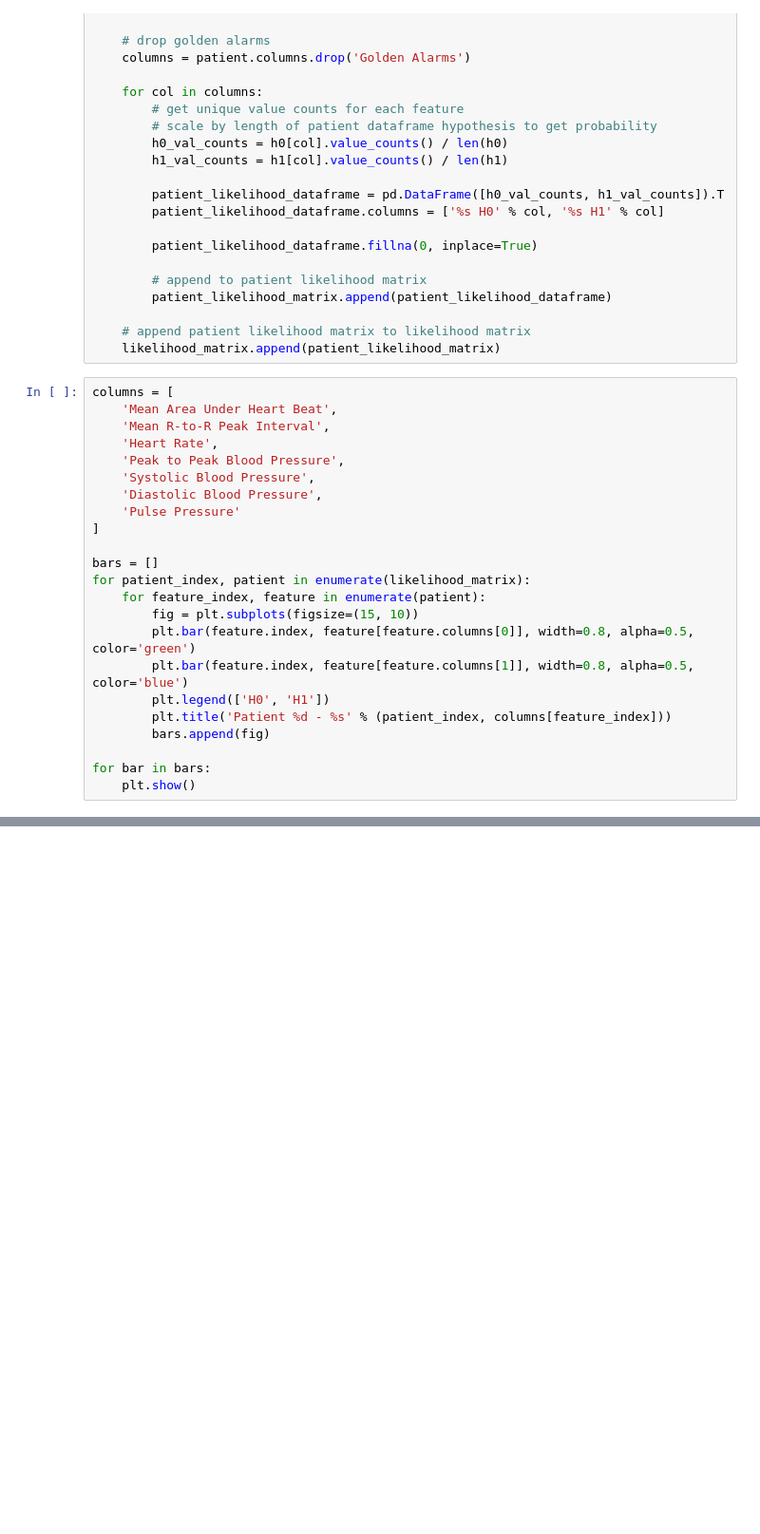
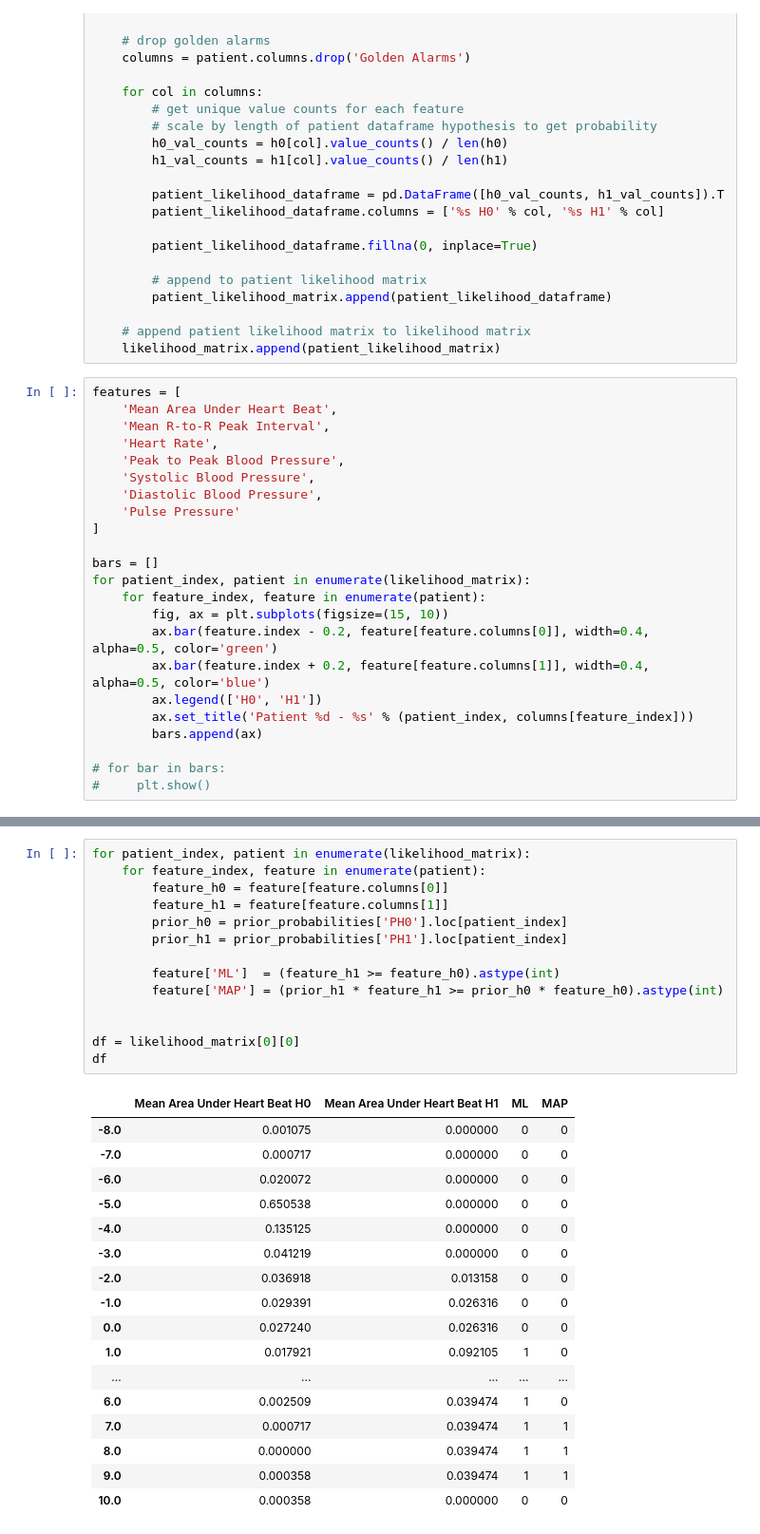
Before and after one commit to rahulsurti97/hospital_research, a Jupyter notebook: final_project.ipynb, the cells around one changed output, grey strips where cells are left out. Shown at 95% size. Cells and saved outputs as stored; diff of their text form; blank space fills up the shorter version.

```diff
--- a/final_project.ipynb
+++ b/final_project.ipynb
@@ -104,7 +114,7 @@ for patient in train_data:
     # append patient likelihood matrix to likelihood matrix
     likelihood_matrix.append(patient_likelihood_matrix)
 # %%
-columns = [
+features = [
     'Mean Area Under Heart Beat',
     'Mean R-to-R Peak Interval',
     'Heart Rate',
@@ -117,12 +127,12 @@ columns = [
 bars = []
 for patient_index, patient in enumerate(likelihood_matrix):
     for feature_index, feature in enumerate(patient):
-        fig = plt.subplots(figsize=(15, 10))
-        plt.bar(feature.index, feature[feature.columns[0]], width=0.8, alpha=0.5, color='green')
-        plt.bar(feature.index, feature[feature.columns[1]], width=0.8, alpha=0.5, color='blue')
-        plt.legend(['H0', 'H1'])
-        plt.title('Patient %d - %s' % (patient_index, columns[feature_index]))
-        bars.append(fig)
+        fig, ax = plt.subplots(figsize=(15, 10))
+        ax.bar(feature.index - 0.2, feature[feature.columns[0]], width=0.4, alpha=0.5, color='green')
+        ax.bar(feature.index + 0.2, feature[feature.columns[1]], width=0.4, alpha=0.5, color='blue')
+        ax.legend(['H0', 'H1'])
+        ax.set_title('Patient %d - %s' % (patient_index, columns[feature_index]))
+        bars.append(ax)
 
-for bar in bars:
-    plt.show()
+# for bar in bars:
+#     plt.show()
@@ -142,0 +139,32 @@ for bar in bars:
+# %%
+for patient_index, patient in enumerate(likelihood_matrix):
+    for feature_index, feature in enumerate(patient):
+        feature_h0 = feature[feature.columns[0]]
+        feature_h1 = feature[feature.columns[1]]
+        prior_h0 = prior_probabilities['PH0'].loc[patient_index]
+        prior_h1 = prior_probabilities['PH1'].loc[patient_index]
+
+        feature['ML']  = (feature_h1 >= feature_h0).astype(int)
+        feature['MAP'] = (prior_h1 * feature_h1 >= prior_h0 * feature_h0).astype(int)
+
+
+df = likelihood_matrix[0][0]
+df
+# %% [output]
+|  | Mean Area Under Heart Beat H0 | Mean Area Under Heart Beat H1 | ML | MAP |
+| -8.0 | 0.001075 | 0.000000 | 0 | 0 |
+| -7.0 | 0.000717 | 0.000000 | 0 | 0 |
+| -6.0 | 0.020072 | 0.000000 | 0 | 0 |
+| -5.0 | 0.650538 | 0.000000 | 0 | 0 |
+| -4.0 | 0.135125 | 0.000000 | 0 | 0 |
+| -3.0 | 0.041219 | 0.000000 | 0 | 0 |
+| -2.0 | 0.036918 | 0.013158 | 0 | 0 |
+| -1.0 | 0.029391 | 0.026316 | 0 | 0 |
+| 0.0 | 0.027240 | 0.026316 | 0 | 0 |
+| 1.0 | 0.017921 | 0.092105 | 1 | 0 |
+| ... | ... | ... | ... | ... |
+| 6.0 | 0.002509 | 0.039474 | 1 | 0 |
+| 7.0 | 0.000717 | 0.039474 | 1 | 1 |
+| 8.0 | 0.000000 | 0.039474 | 1 | 1 |
+| 9.0 | 0.000358 | 0.039474 | 1 | 1 |
+| 10.0 | 0.000358 | 0.000000 | 0 | 0 |
```
Also changed, not shown: parts of 9 cells of this notebook.
